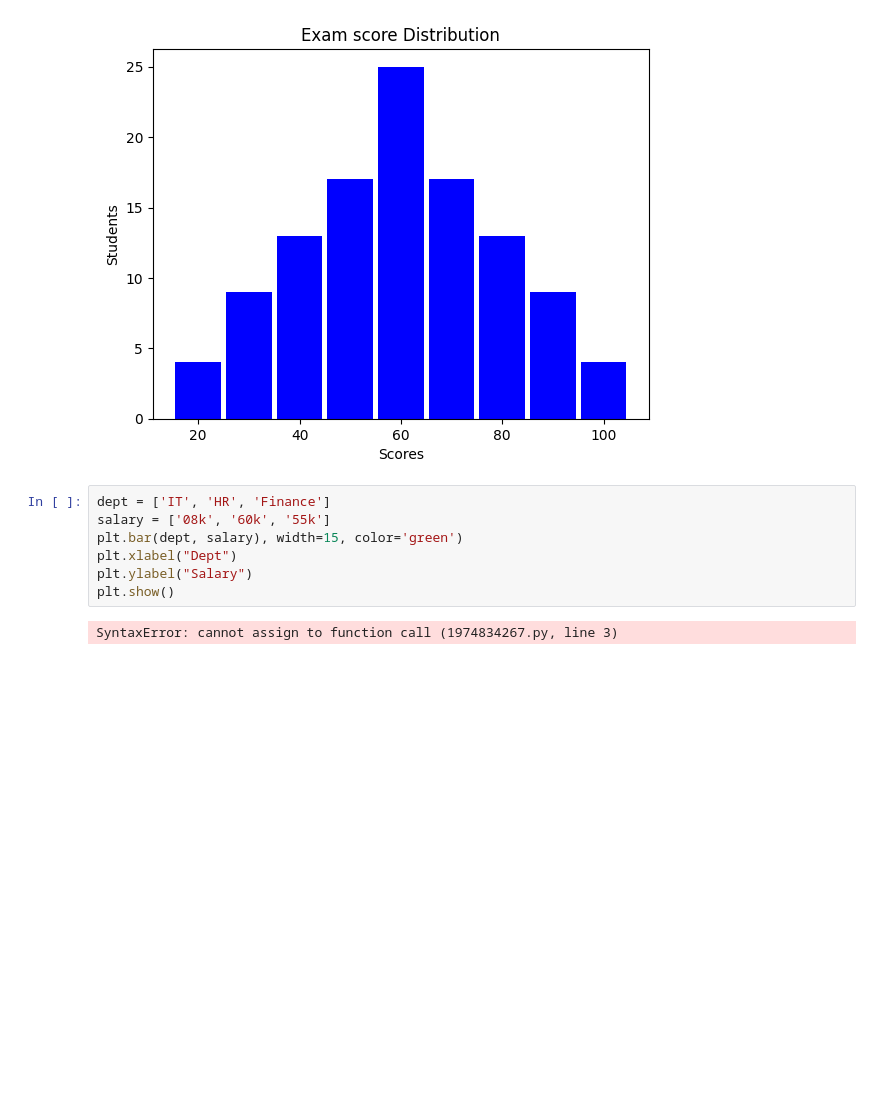
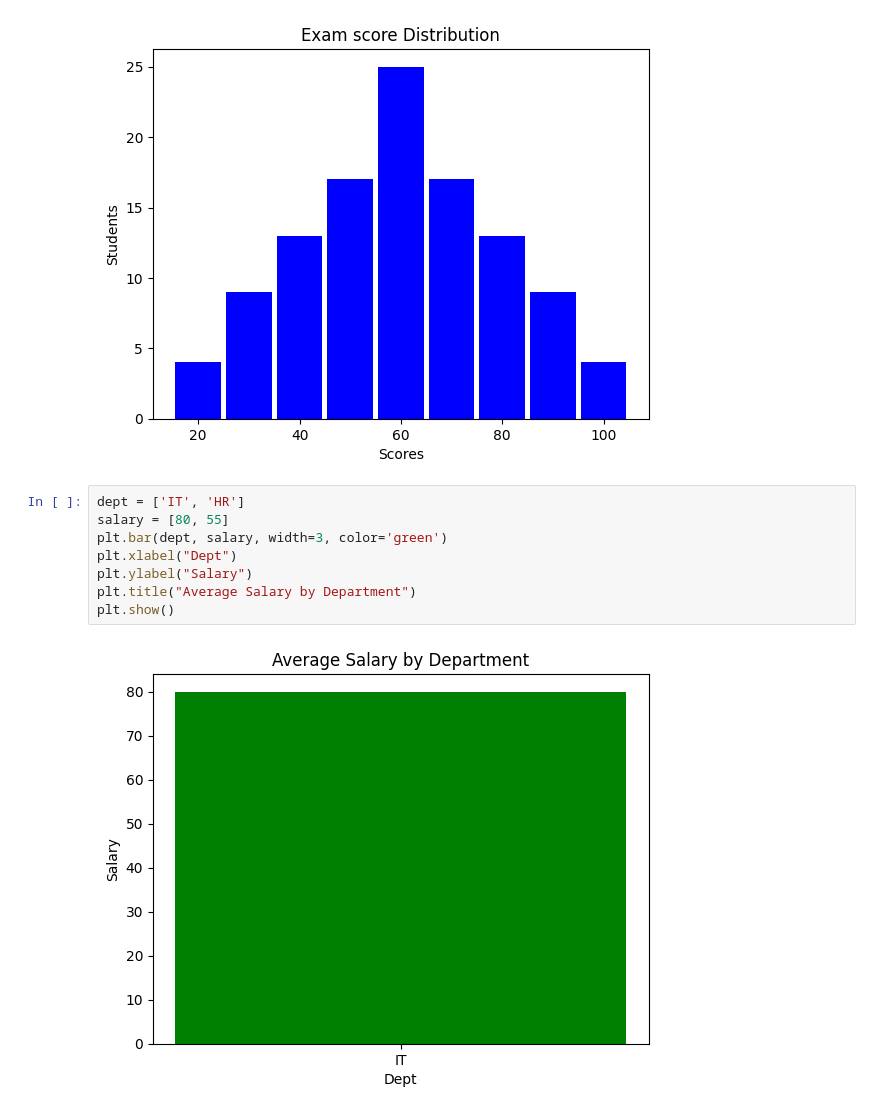
Before and after one commit to niyomugaboetiene/ml-tr-with-jupyter-notebook, a Jupyter notebook: real-exercises.ipynb, the cells around one changed output. Drawn from its saved outputs; the diff is of its cells as text; blank space fills up the shorter version.

```diff
--- a/real-exercises.ipynb
+++ b/real-exercises.ipynb
@@ -46,11 +46,12 @@ plt.show()
 # %% [output]
 [figure]
 # %%
-dept = ['IT', 'HR', 'Finance']
-salary = ['08k', '60k', '55k']
-plt.bar(dept, salary), width=15, color='green')
+dept = ['IT', 'HR']
+salary = [80, 55]
+plt.bar(dept, salary, width=3, color='green')
 plt.xlabel("Dept")
 plt.ylabel("Salary")
+plt.title("Average Salary by Department")
 plt.show()
 # %% [output]
-SyntaxError: cannot assign to function call (1974834267.py, line 3)
+[figure, added]
```
